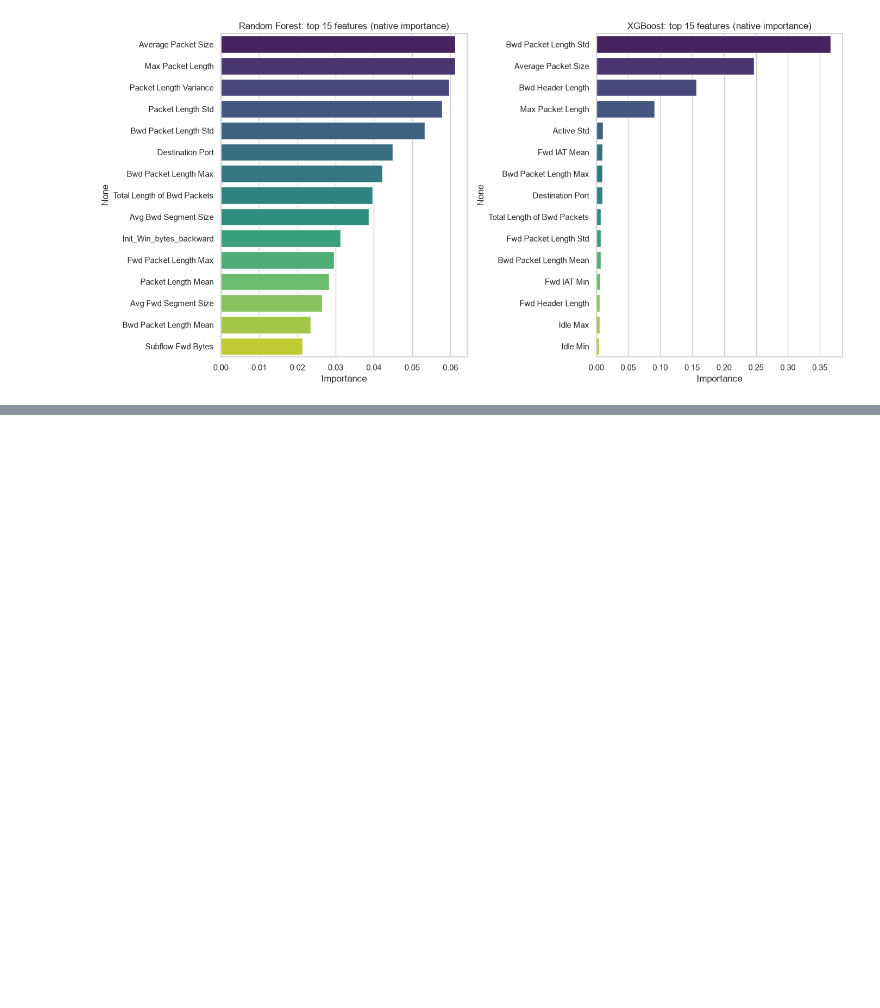
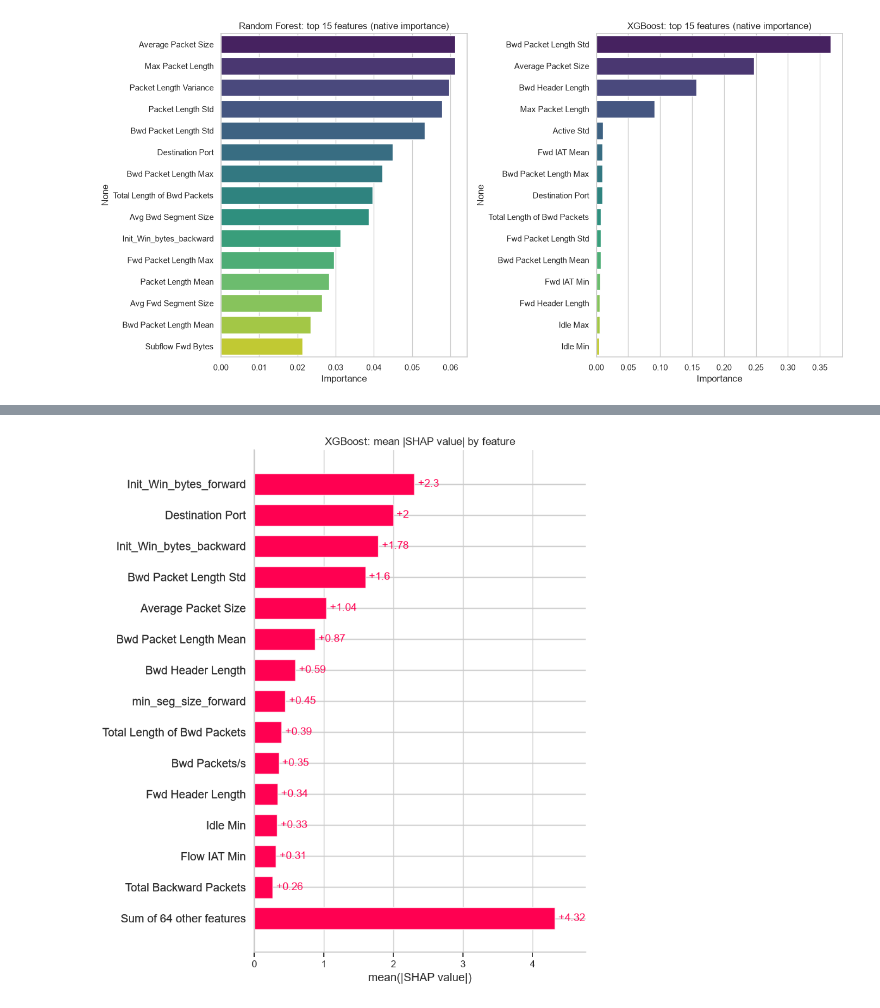
Before and after one commit to ArmenskiDev/NetworkIntrusionDetection, a Jupyter notebook: notebooks/intrusion_detection_model.ipynb, the cells around one changed output, grey strips where cells are left out. Drawn from its saved outputs; the diff is of its cells as text; code cells hidden in the pictures; blank space fills up the shorter version.

```diff
--- a/notebooks/intrusion_detection_model.ipynb
+++ b/notebooks/intrusion_detection_model.ipynb
@@ -445,0 +447,7 @@ The last step saves the best model, its feature order, and the scaler so it can
+# %%
+shap.plots.bar(shap_exp, max_display=15, show=False)
+plt.title(f"{BEST_MODEL_NAME}: mean |SHAP value| by feature")
+plt.tight_layout()
+plt.show()
+# %% [output]
+[figure, added]
```
Also changed, not shown: parts of 49 cells of this notebook, 1 other file.
